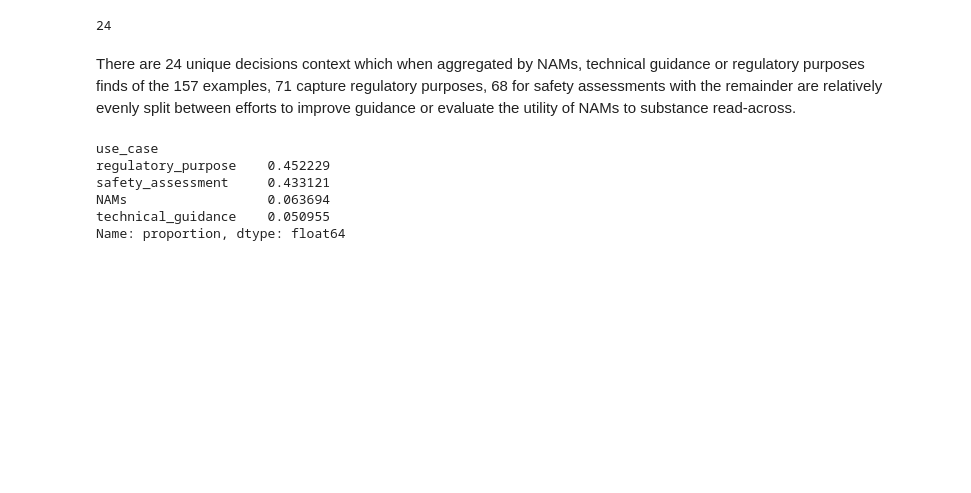
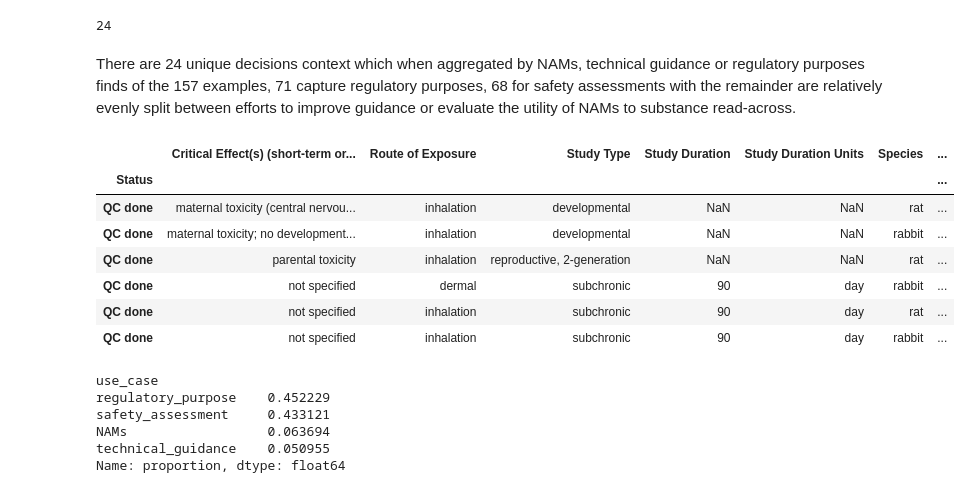
Before and after one commit to patlewig/icf-rax-manuscript, a Jupyter notebook: notebooks/01-ICF_RAX.ipynb, the cells around one changed output. Saved outputs shown, nothing was run; the diff lists cells and outputs as text; code cells hidden in the pictures; blank space fills up the shorter version.

```diff
--- a/notebooks/01-ICF_RAX.ipynb
+++ b/notebooks/01-ICF_RAX.ipynb
@@ -136,3 +142,19 @@ There are 24 unique decisions context which when aggregated by NAMs, technical g
+# %%
+df[(df['Index'] == 3) & (df['dtxsid'] == 'DTXSID8024284')][['Critical Effect(s) (short-term or longer exposure)',
+       'Route of Exposure', 'Study Type', 'Study Duration',
+       'Study Duration Units', 'Species', 'LOAEL/LOAEC', 'LOAEL/LOAEC units',
+       'LOEL/LOEC', 'LOEL/LOEC units', 'NOAEL/NOAEC', 'NOAEL/NOAEC units',
+       'NOEL/NOEC', 'NOEL/NOEC units', 'Reference for Toxicity Study ',
+       'POD Method', 'POD', 'POD units', ]]
+# %% [output]
+|  | Critical Effect(s) (short-term or... | Route of Exposure | Study Type | Study Duration | Study Duration Units | Species | ... |
+| Status |  |  |  |  |  |  | ... |
+| QC done | maternal toxicity (central nervou... | inhalation | developmental | NaN | NaN | rat | ... |
+| QC done | maternal toxicity; no development... | inhalation | developmental | NaN | NaN | rabbit | ... |
+| QC done | parental toxicity | inhalation | reproductive, 2-generation | NaN | NaN | rat | ... |
+| QC done | not specified | dermal | subchronic | 90 | day | rabbit | ... |
+| QC done | not specified | inhalation | subchronic | 90 | day | rat | ... |
+| QC done | not specified | inhalation | subchronic | 90 | day | rabbit | ... |
 # %%
 #df.decision_context.value_counts().plot.barh()
 # %%
```
Also changed, not shown: parts of 25 cells of this notebook, 5 other files.
